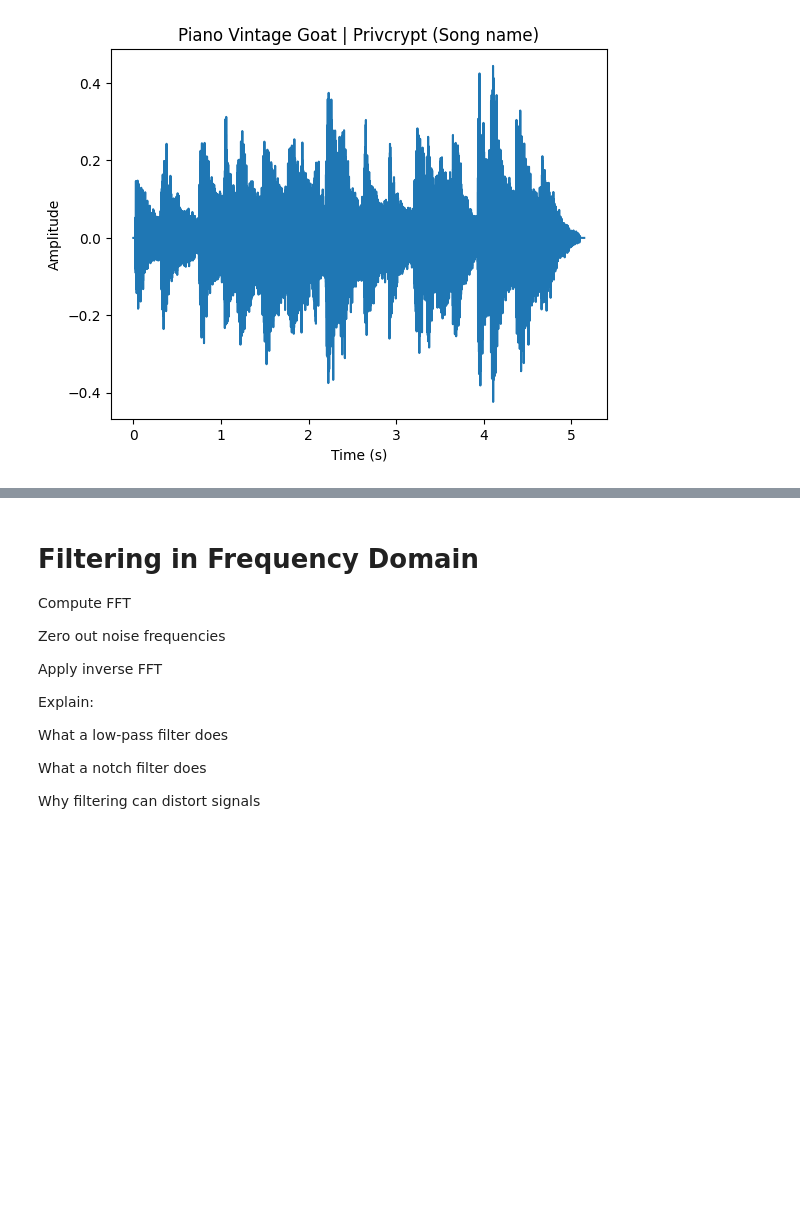
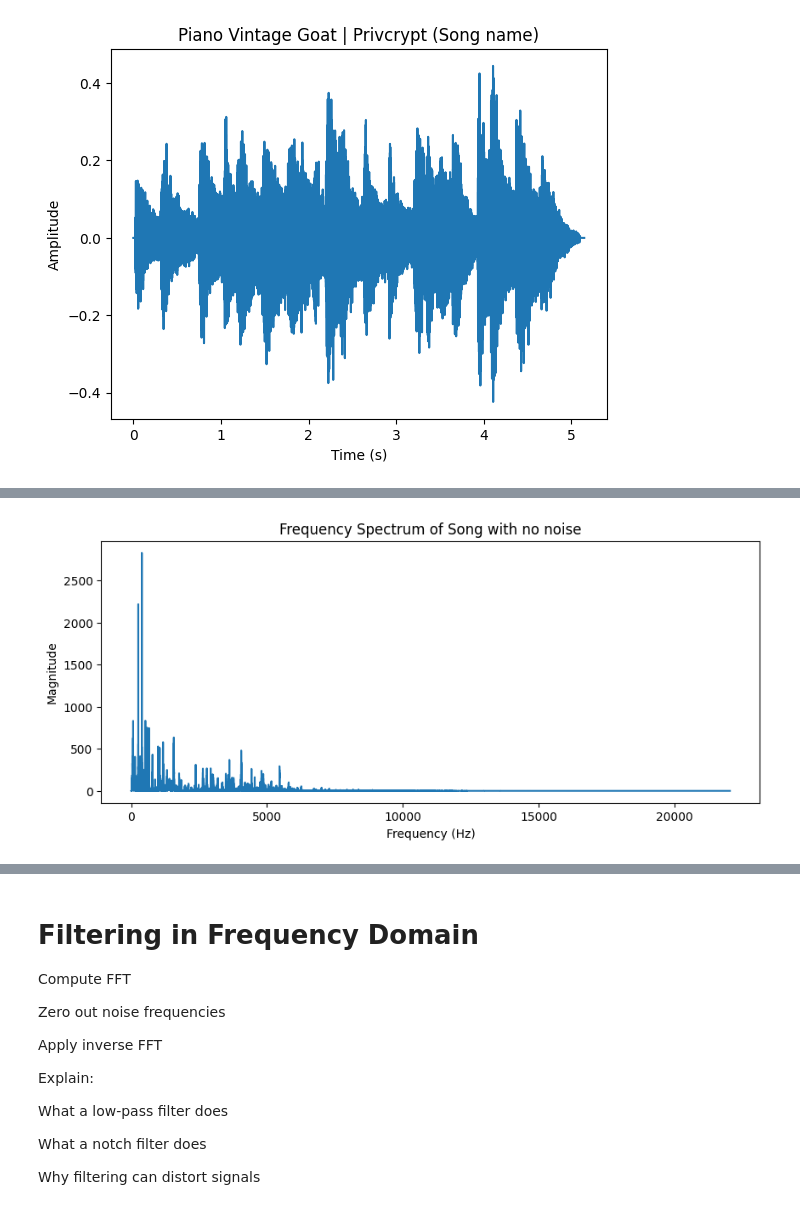
Before and after one commit to stanbesz/fourier_transforms_in_audio_signal_processing, a Jupyter notebook: Fourier_Transform.ipynb, the cells around one changed output, grey strips where cells are left out. Cells and saved outputs as stored; diff of their text form; code cells hidden in the pictures; blank space fills up the shorter version.

```diff
--- a/Fourier_Transform.ipynb
+++ b/Fourier_Transform.ipynb
@@ -274,0 +285,21 @@ plt.show()
+# %%
+def generate_frequency_domain(song_audio):
+    fft_values = np.fft.fft(song_audio)
+    freqs = np.fft.fftfreq(len(song_audio), 1/sr)
+    return fft_values,freqs
+
+fft_values,freqs = generate_frequency_domain(song_audio)
+
+magnitude = np.abs(fft_values)
+
+plt.figure(figsize=(10,4))
+
+plt.plot(freqs[:len(freqs)//2], magnitude[:len(magnitude)//2])
+
+plt.title("Frequency Spectrum of Song with no noise")
+plt.xlabel("Frequency (Hz)")
+plt.ylabel("Magnitude")
+
+plt.show()
+# %% [output]
+[figure, added]
```
Also changed, not shown: parts of 17 cells of this notebook, 3 other files.
